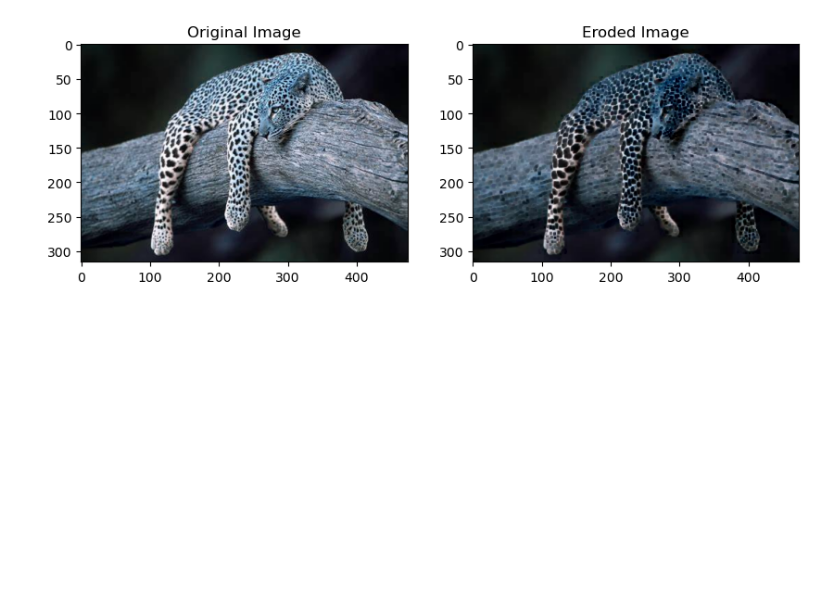
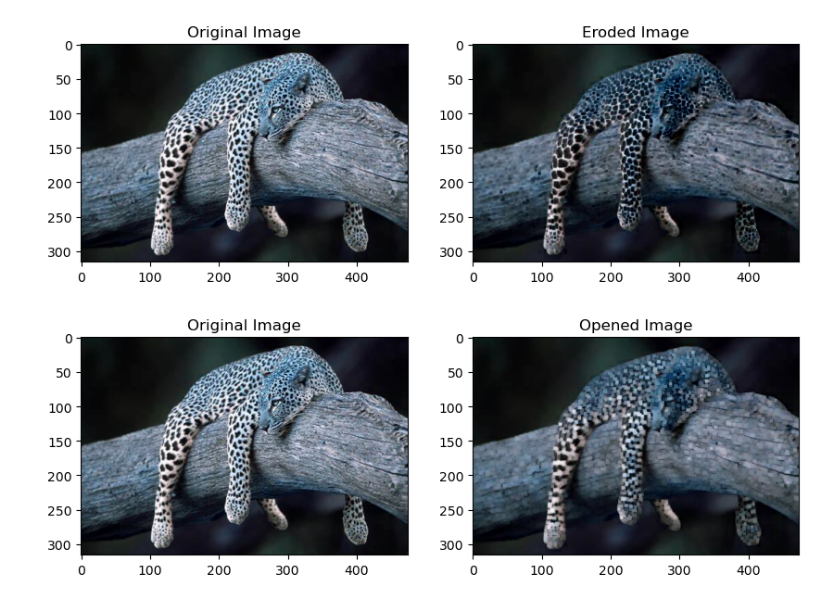
Before and after one commit to Syed-kashif0627/IVP, a Jupyter notebook: morphologicaImageProcessing.ipynb, the cells around one changed output. Drawn from its saved outputs; the diff is of its cells as text; code cells hidden in the pictures; blank space fills up the shorter version.

Commit message:
Morphological Image Processing

```diff
--- a/morphologicaImageProcessing.ipynb
+++ b/morphologicaImageProcessing.ipynb
@@ -51,10 +51,24 @@ plt.show()
 # %%
 ## Opening
 # opening is an erosion operation followed by a dilation.
 # it is useful for removing small objects from an image while preserving the shape and size of larger objects.
 
 img=cv2.imread('C:/Users/M.Tech DS006/Desktop/OIP.jfif')
 
-kernel=np.ones((5,5),np.uint8)
+kernel=np.ones((4,4),np.uint8)
 
-opened=cv2.morphologyEx(img,cv2.MORPH)
+opened=cv2.morphologyEx(img,cv2.MORPH_OPEN,kernel)
+
+plt.figure(figsize=(10,5))
+
+plt.subplot(1,2,1)
+plt.title('Original Image')
+plt.imshow(img)
+
+plt.subplot(1,2,2)
+plt.title('Opened Image')
+plt.imshow(opened)
+
+plt.show()
+# %% [output]
+[figure, added]
```
Also changed, not shown: parts of 1 cell of this notebook.
